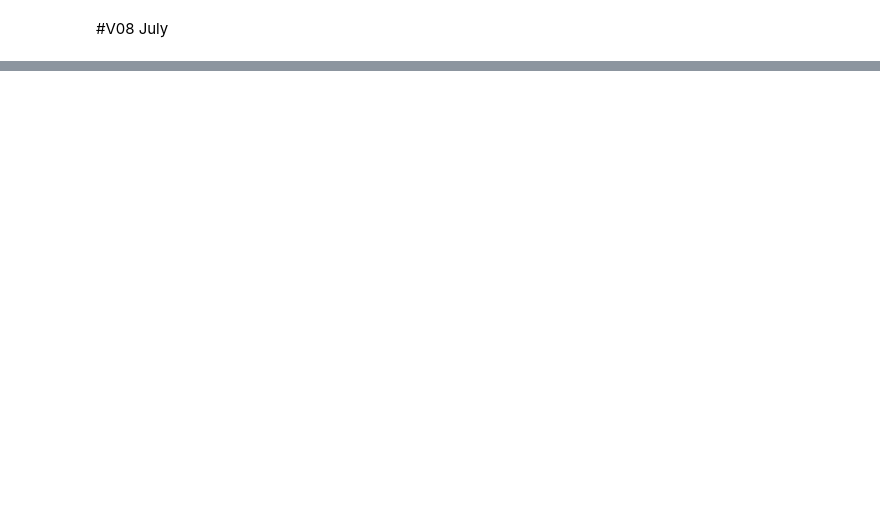
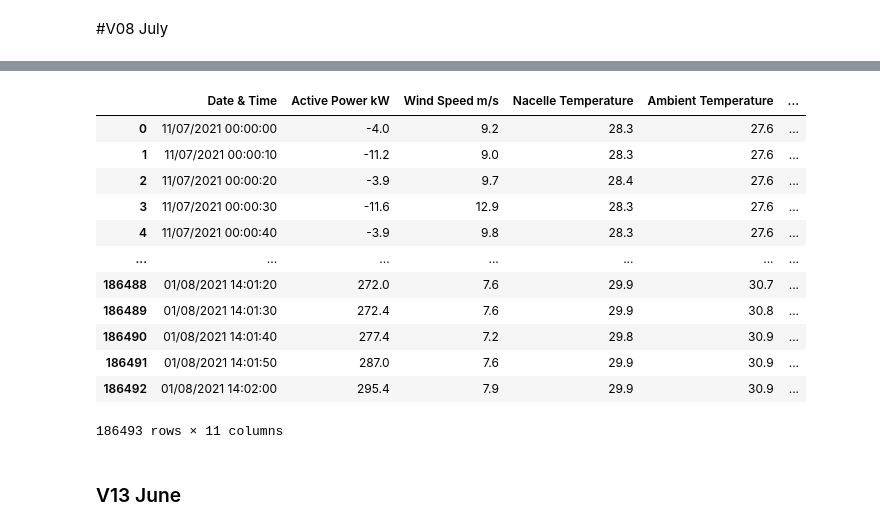
Before and after one commit to entc-17-fyp-20/CM_Data_Visualizing, a Jupyter notebook: Preprocessing.ipynb, the cells around one changed output, grey strips where cells are left out. Saved outputs shown, nothing was run; the diff lists cells and outputs as text; code cells hidden in the pictures; blank space fills up the shorter version.

```diff
--- a/Preprocessing.ipynb
+++ b/Preprocessing.ipynb
@@ -40,0 +131,3 @@ df4
+# %%
+df7 = pd.read_csv(url7)
+df7.info()
@@ -40,0 +152,25 @@ df4
+# %%
+df7["voltage"] = (df7["Voltage Phase R"] + df7["Voltage Phase S"]+ df7["Voltage Phase T"])/3
+df7["current"]  = (df7["Current Phase R"] + df7["Current Phase S"]+ df7["Current Phase T"])/3
+df7["Gearbox & Bearing temp"]  = (df7["Gearbox Bearing Temperature"] + df7["Gearbox oil Temperature"]+ df7["Generator Winding Temperature Phase R"]+df7["Generator Winding Temperature Phase S"]+df7["Generator Winding Temperature Phase T"]+df7["Main bearing Temperature"] + df7["Generator Bearing Temperature DE"]+ df7["Generator Bearing Temperature NDE"])/8
+
+
+df7.drop(["Reactive Power kVAR", "Frequency Hz","Voltage Phase R","Voltage Phase S","Voltage Phase T","Current Phase R","Current Phase S","Current Phase T","Gearbox Bearing Temperature","Gearbox oil Temperature","Generator Winding Temperature Phase R","Generator Winding Temperature Phase S","Generator Winding Temperature Phase T","Main bearing Temperature","Generator Bearing Temperature DE","Generator Bearing Temperature NDE"], axis='columns', inplace=True)
+# %%
+df7
+# %% [output]
+|  | Date & Time | Active Power kW | Wind Speed m/s | Nacelle Temperature | Ambient Temperature | ... |
+| 0 | 11/07/2021 00:00:00 | -4.0 | 9.2 | 28.3 | 27.6 | ... |
+| 1 | 11/07/2021 00:00:10 | -11.2 | 9.0 | 28.3 | 27.6 | ... |
+| 2 | 11/07/2021 00:00:20 | -3.9 | 9.7 | 28.4 | 27.6 | ... |
+| 3 | 11/07/2021 00:00:30 | -11.6 | 12.9 | 28.3 | 27.6 | ... |
+| 4 | 11/07/2021 00:00:40 | -3.9 | 9.8 | 28.3 | 27.6 | ... |
+| ... | ... | ... | ... | ... | ... | ... |
+| 186488 | 01/08/2021 14:01:20 | 272.0 | 7.6 | 29.9 | 30.7 | ... |
+| 186489 | 01/08/2021 14:01:30 | 272.4 | 7.6 | 29.9 | 30.8 | ... |
+| 186490 | 01/08/2021 14:01:40 | 277.4 | 7.2 | 29.8 | 30.9 | ... |
+| 186491 | 01/08/2021 14:01:50 | 287.0 | 7.6 | 29.9 | 30.9 | ... |
+| 186492 | 01/08/2021 14:02:00 | 295.4 | 7.9 | 29.9 | 30.9 | ... |
+186493 rows × 11 columns
+# %% [markdown]
+### V13 June
```
Also changed, not shown: parts of 22 cells of this notebook.
